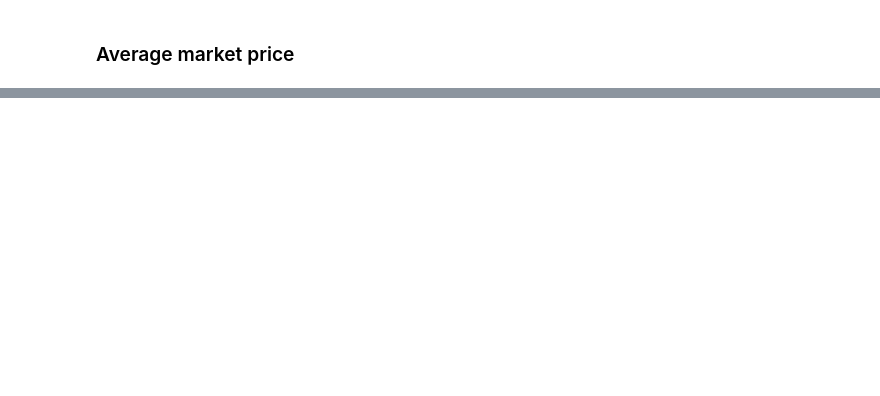
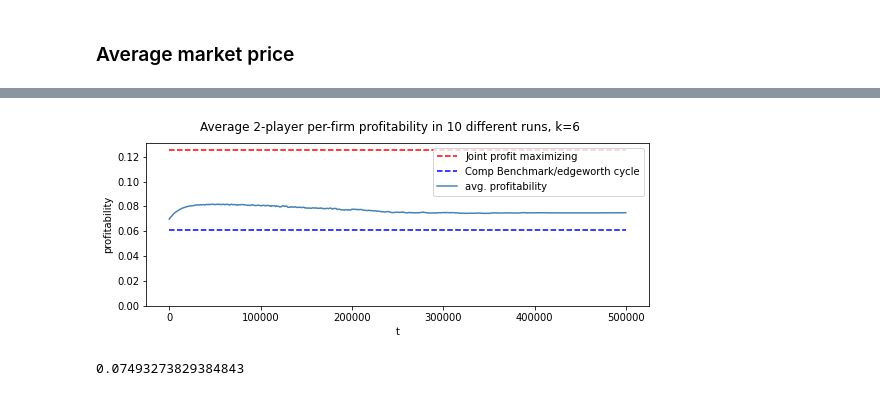
Before and after one commit to nicklasbusk/Bachelorprojekt, a Jupyter notebook: Code/q_learning.ipynb, the cells around one changed output, grey strips where cells are left out. Saved outputs shown, nothing was run; the diff lists cells and outputs as text; code cells hidden in the pictures; blank space fills up the shorter version.

```diff
--- a/Code/q_learning.ipynb
+++ b/Code/q_learning.ipynb
@@ -154,0 +306,40 @@ AxisError: axis 2 is out of bounds for array of dimension 2
+# %%
+def run_sim_Q_Asym(n, k):
+    """
+    args:
+        n: number of runs simulated
+        k: length of price action vector
+    returns:
+        avg_avg_profitabilities: average of average profits over n simulations
+    """
+    num_calcs=int(500000/1000-1) # size of avg. profits
+    summed_avg_profitabilities = np.zeros(num_calcs)
+
+    # simulating n runs of Klein_simulation
+    for n in range(0, n):
+        p_table, avg_profs1, avg_profs2 = Q_Asym(0.3, 0.95, 500000, k)
+        per_firm_profit = np.sum([avg_profs1, avg_profs2], axis=0)/2
+        summed_avg_profitabilities = np.sum([summed_avg_profitabilities, per_firm_profit], axis=0)
+
+    avg_avg_profitabilities = np.divide(summed_avg_profitabilities, n)
+    return avg_avg_profitabilities
+# %%
+avg_avg = run_sim_Q_Asym(1000, np.linspace(0, 1, 7))
+# %%
+fig, axs = plt.subplots(1, 1, figsize=(9,3))
+fig.suptitle("Average 2-player per-firm profitability in {} different runs, k={}".format(10, 6))
+axs.set_xlabel("t")
+axs.set_ylabel("profitability")
+xs = np.linspace(0, 500000, 499)
+axs.set_ylim(0.00, 0.125+(0.125*0.05))
+axs.hlines(0.125, xmin=xs[0], xmax=xs[-1], colors='red', linestyles='dashed', label='Joint profit maximizing')
+axs.hlines(0.0611, xmin=xs[0], xmax=xs[-1], colors='blue', linestyles='dashed', label='Comp Benchmark/edgeworth cycle')#konstant taget fra johanne og morten
+axs.plot(xs, avg_avg, color="steelblue", label = "avg. profitability")
+axs.legend()  # Show the legend to display the label of the newly added line
+plt.show()
+# %% [output]
+[figure, added]
+# %%
+avg_avg[498]
+# %% [output]
+0.07493273829384843
```
Also changed, not shown: parts of 14 cells of this notebook, 9 other files.
